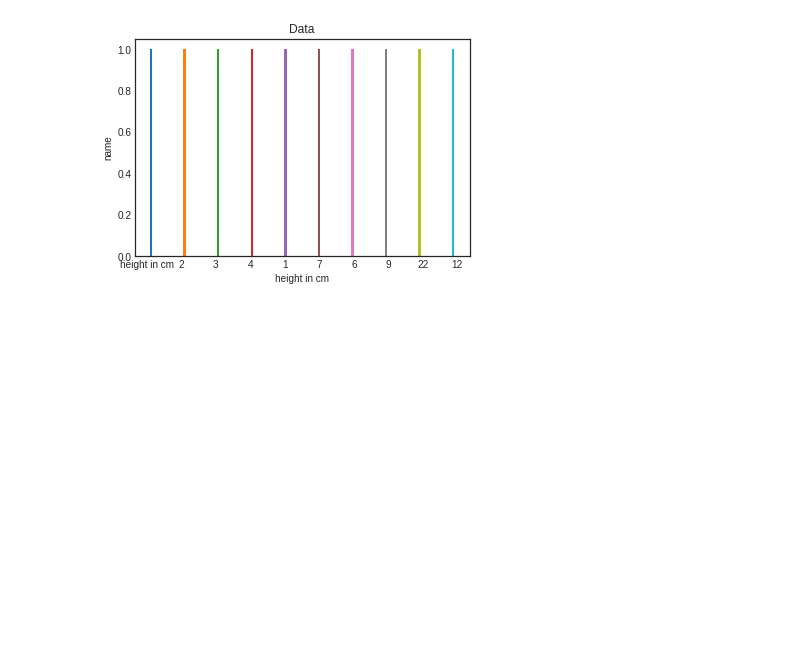
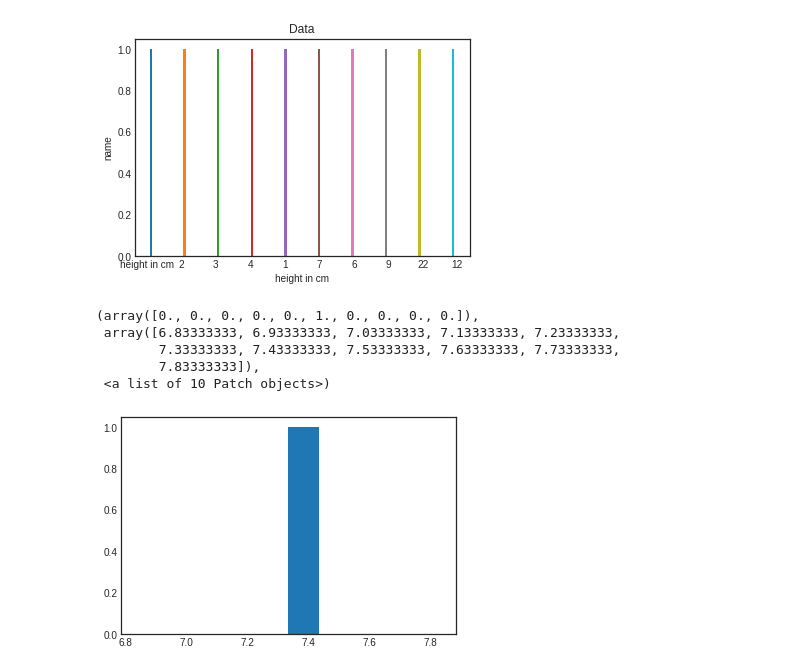
Before and after one commit to Ashithajaina/internship, a Jupyter notebook: pandas.ipynb, the cells around one changed output. Saved outputs shown, nothing was run; the diff lists cells and outputs as text; code cells hidden in the pictures; blank space fills up the shorter version.

```diff
--- a/pandas.ipynb
+++ b/pandas.ipynb
@@ -612,3 +612,16 @@ plt.hist(data)
 plt.show()
 # %% [output]
 [figure]
+# %%
+%matplotlib inline
+import numpy as np
+import matplotlib.pyplot as plt
+plt.style.use('seaborn-white')
+plt.hist(data['height in cm'].mean())
+# %% [output]
+(array([0., 0., 0., 0., 0., 1., 0., 0., 0., 0.]),
+ array([6.83333333, 6.93333333, 7.03333333, 7.13333333, 7.23333333,
+        7.33333333, 7.43333333, 7.53333333, 7.63333333, 7.73333333,
+        7.83333333]),
+ <a list of 10 Patch objects>)
+[figure, added]
```
Also changed, not shown: parts of 4 cells of this notebook.
